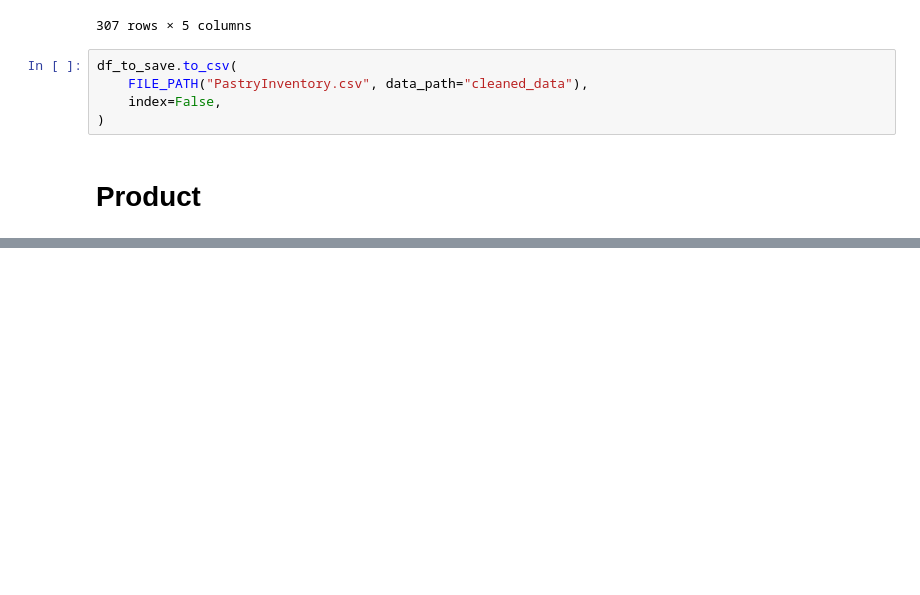
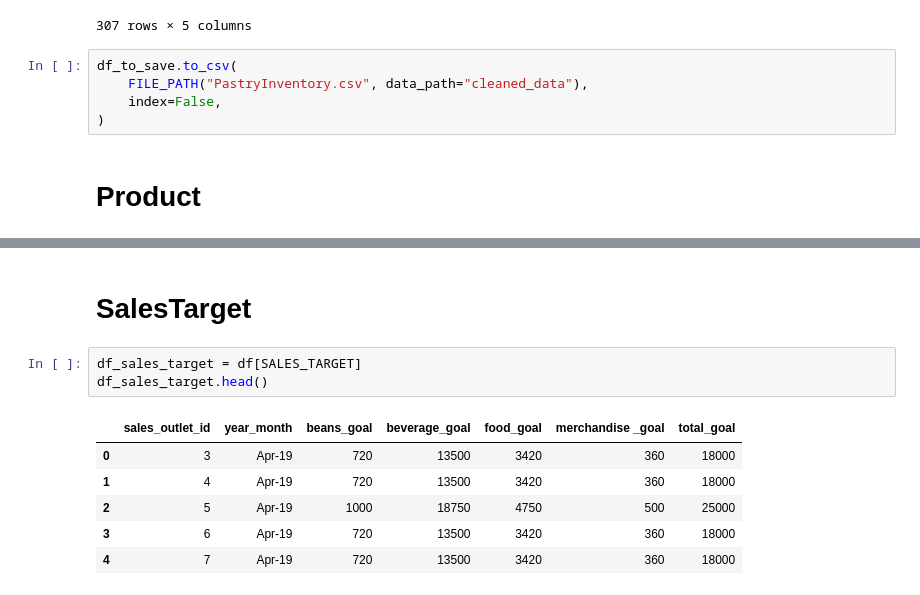
Before and after one commit to framunoz/Coffee-Shop, a Jupyter notebook: notebooks/transform-data.ipynb, the cells around one changed output, grey strips where cells are left out. Drawn from its saved outputs; the diff is of its cells as text; blank space fills up the shorter version.

```diff
--- a/notebooks/transform-data.ipynb
+++ b/notebooks/transform-data.ipynb
@@ -361,0 +441,12 @@ df_to_save.to_csv(
+# %% [markdown]
+# SalesTarget
+# %%
+df_sales_target = df[SALES_TARGET]
+df_sales_target.head()
+# %% [output]
+|  | sales_outlet_id | year_month | beans_goal | beverage_goal | food_goal | merchandise _goal | total_goal |
+| 0 | 3 | Apr-19 | 720 | 13500 | 3420 | 360 | 18000 |
+| 1 | 4 | Apr-19 | 720 | 13500 | 3420 | 360 | 18000 |
+| 2 | 5 | Apr-19 | 1000 | 18750 | 4750 | 500 | 25000 |
+| 3 | 6 | Apr-19 | 720 | 13500 | 3420 | 360 | 18000 |
+| 4 | 7 | Apr-19 | 720 | 13500 | 3420 | 360 | 18000 |
```
Also changed, not shown: parts of 22 cells of this notebook, 4 other files.
